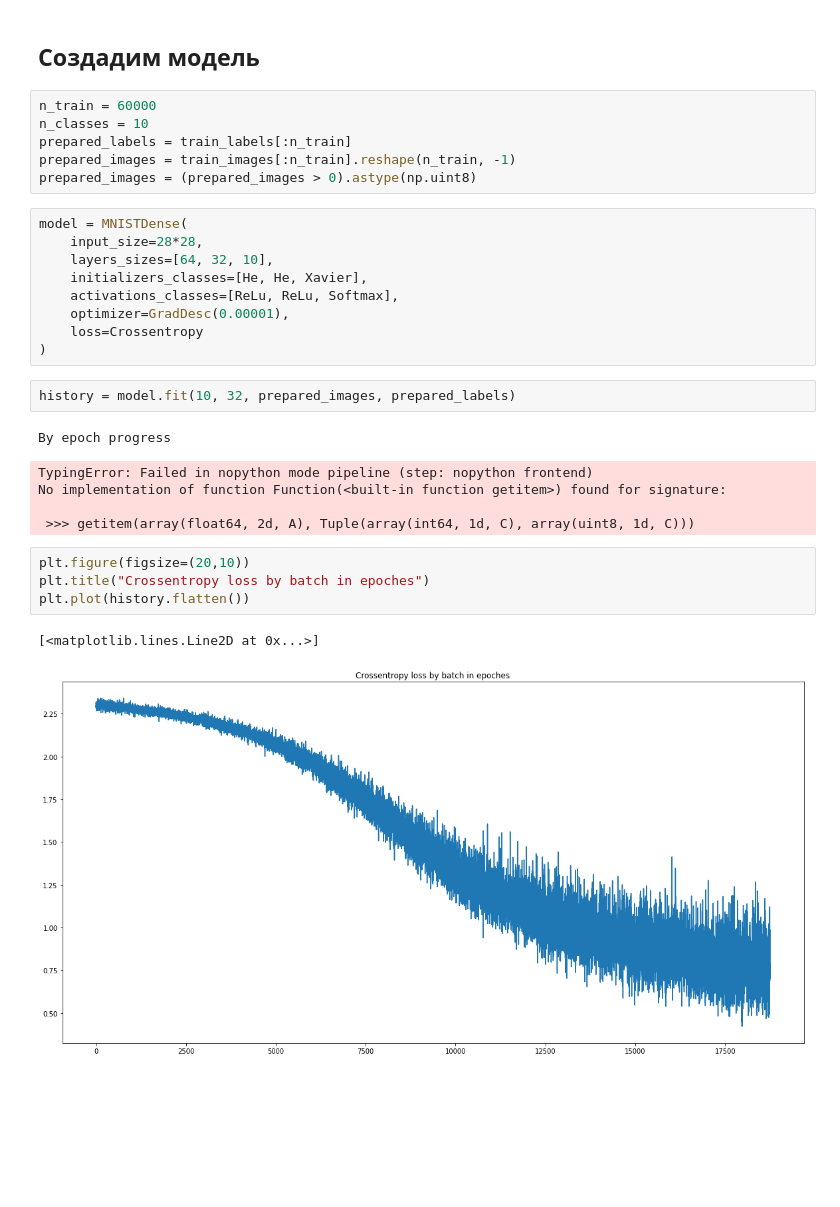
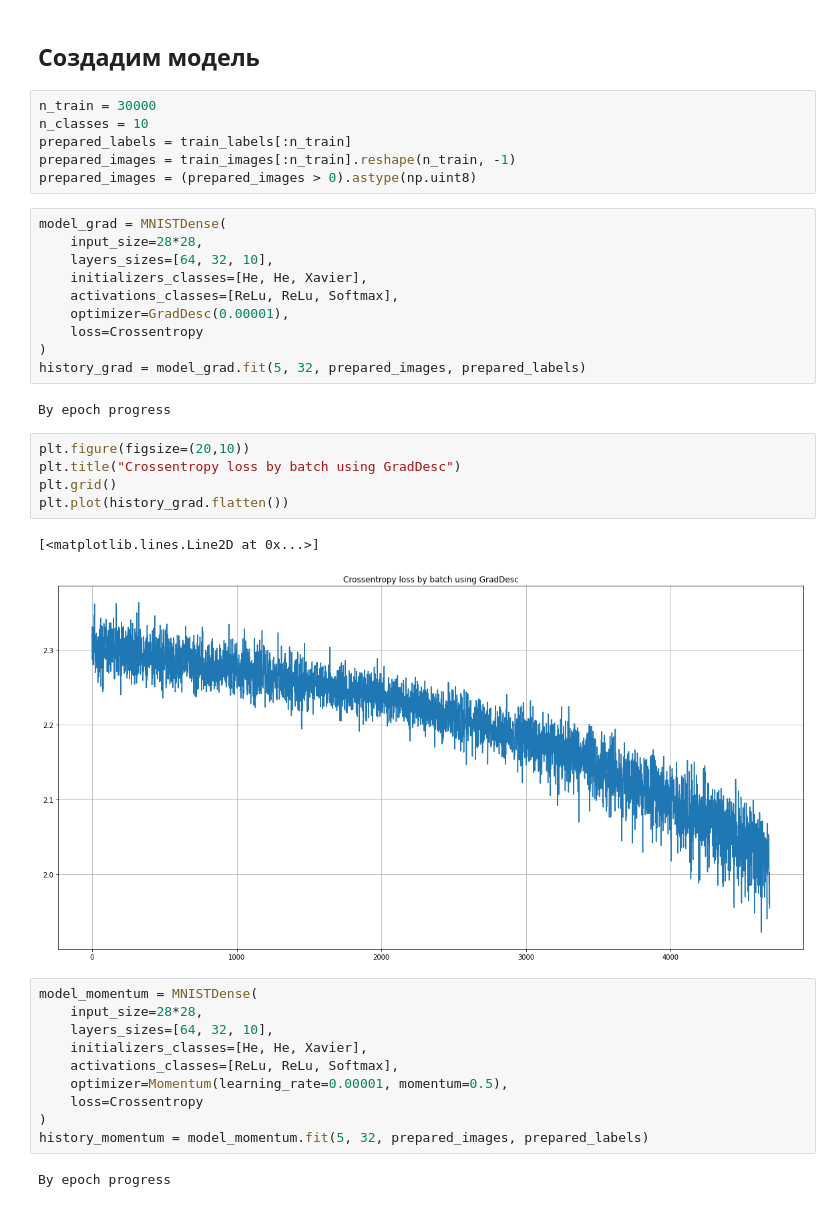
Before and after one commit to siprok/handmade_nn, a Jupyter notebook: notebooks/2 model_using.ipynb, the cells around one changed output. Cells and saved outputs as stored; diff of their text form; blank space fills up the shorter version.

Commit message:
completed momentum optimizer;

```diff
--- a/notebooks/2 model_using.ipynb
+++ b/notebooks/2 model_using.ipynb
@@ -53,13 +52,13 @@ plt.imshow(train_images[1,:,:], cmap='gray')
 # %% [markdown]
 ## Создадим модель
 # %%
-n_train = 60000
+n_train = 30000
 n_classes = 10
 prepared_labels = train_labels[:n_train]
 prepared_images = train_images[:n_train].reshape(n_train, -1)
 prepared_images = (prepared_images > 0).astype(np.uint8)
 # %%
-model = MNISTDense(
+model_grad = MNISTDense(
     input_size=28*28,
     layers_sizes=[64, 32, 10],
     initializers_classes=[He, He, Xavier],
@@ -67,18 +66,26 @@ model = MNISTDense(
     optimizer=GradDesc(0.00001),
     loss=Crossentropy
 )
+history_grad = model_grad.fit(5, 32, prepared_images, prepared_labels)
+# %% [output]
+By epoch progress
-# %%
-history = model.fit(10, 32, prepared_images, prepared_labels)
-# %% [output]
-By epoch progress
-TypingError: Failed in nopython mode pipeline (step: nopython frontend)
-No implementation of function Function(<built-in function getitem>) found for signature:
-
- >>> getitem(array(float64, 2d, A), Tuple(array(int64, 1d, C), array(uint8, 1d, C)))
 # %%
 plt.figure(figsize=(20,10))
-plt.title("Crossentropy loss by batch in epoches")
-plt.plot(history.flatten())
+plt.title("Crossentropy loss by batch using GradDesc")
+plt.grid()
+plt.plot(history_grad.flatten())
 # %% [output]
 [<matplotlib.lines.Line2D at 0x...>]
-[figure, old version]
+[figure, new version]
+# %%
+model_momentum = MNISTDense(
+    input_size=28*28,
+    layers_sizes=[64, 32, 10],
+    initializers_classes=[He, He, Xavier],
+    activations_classes=[ReLu, ReLu, Softmax],
+    optimizer=Momentum(learning_rate=0.00001, momentum=0.5),
+    loss=Crossentropy
+)
+history_momentum = model_momentum.fit(5, 32, prepared_images, prepared_labels)
+# %% [output]
+By epoch progress
```
Also changed, not shown: parts of 2 cells of this notebook, 1 other file.
